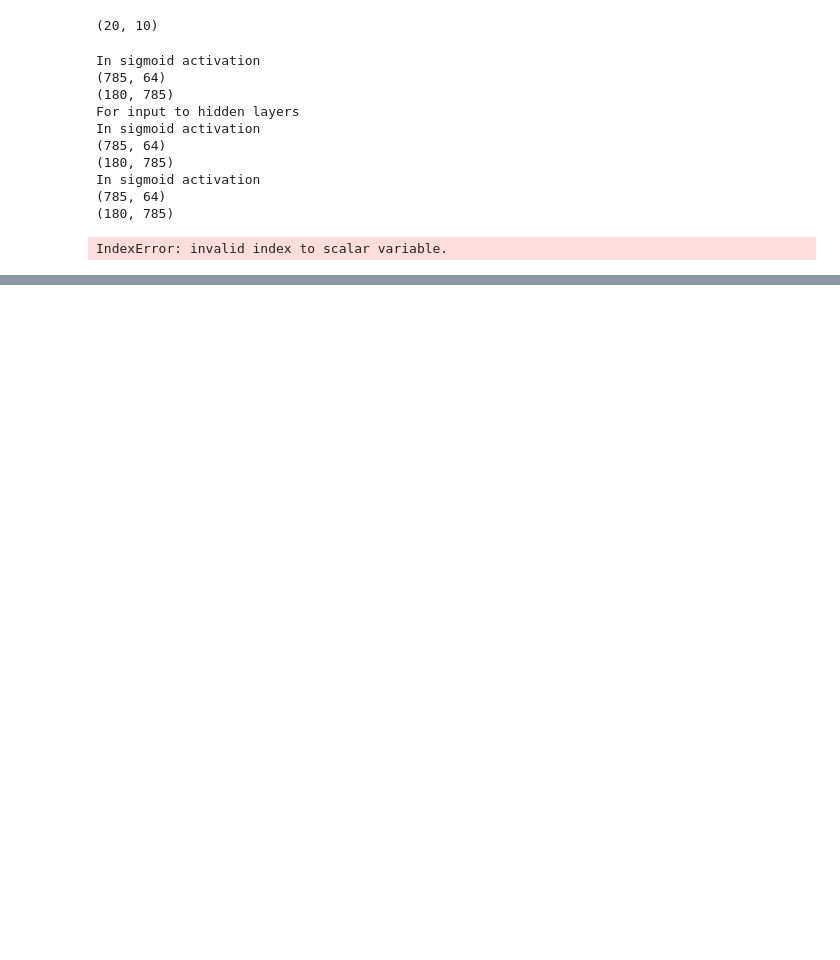
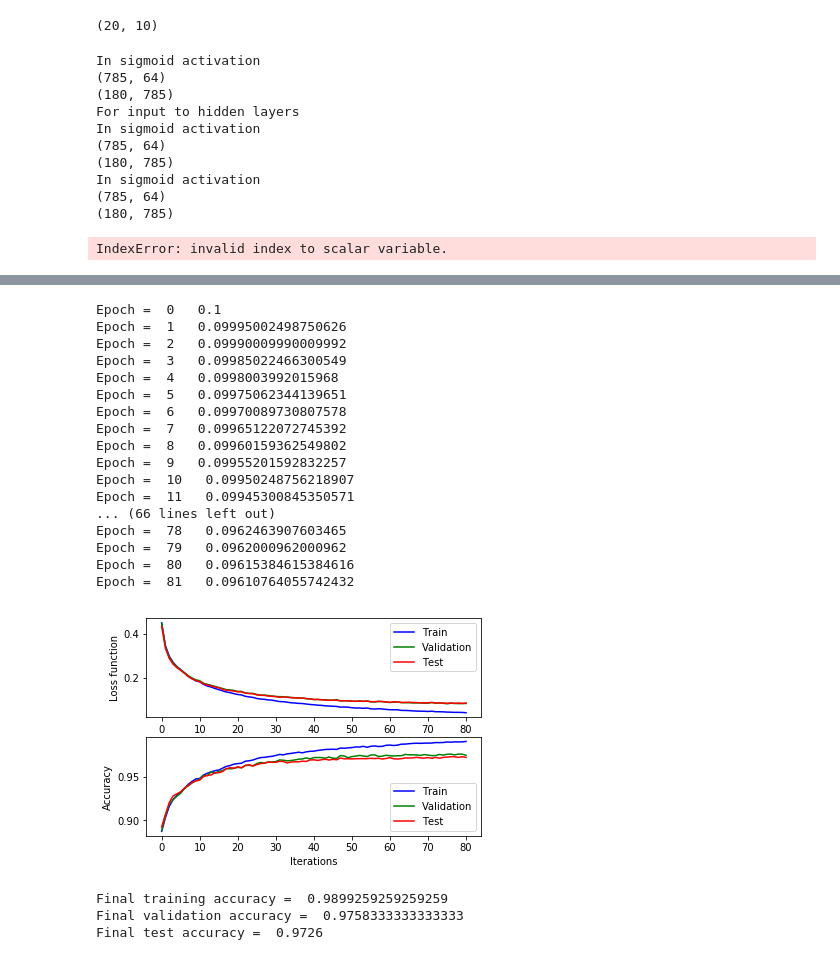
Before and after one commit to divya-pitta/neuralnets253, a Jupyter notebook: HW2_BackPropagation/Backpropagation.ipynb, the cells around one changed output, grey strips where cells are left out. Cells and saved outputs as stored; diff of their text form; code cells hidden in the pictures; blank space fills up the shorter version.

```diff
--- a/HW2_BackPropagation/Backpropagation.ipynb
+++ b/HW2_BackPropagation/Backpropagation.ipynb
@@ -239,0 +525,26 @@ IndexError: invalid index to scalar variable.
+# %%
+# Normal initialization of weights
+
+result = gradientDescent(0.1, True, False, 0.0, False, True)
+# %% [output]
+Epoch =  0   0.1
+Epoch =  1   0.09995002498750626
+Epoch =  2   0.09990009990009992
+Epoch =  3   0.09985022466300549
+Epoch =  4   0.0998003992015968
+Epoch =  5   0.09975062344139651
+Epoch =  6   0.09970089730807578
+Epoch =  7   0.09965122072745392
+Epoch =  8   0.09960159362549802
+Epoch =  9   0.09955201592832257
+Epoch =  10   0.09950248756218907
+Epoch =  11   0.09945300845350571
+... (66 lines left out)
+Epoch =  78   0.0962463907603465
+Epoch =  79   0.0962000962000962
+Epoch =  80   0.09615384615384616
+Epoch =  81   0.09610764055742432
+[figure, added]
+Final training accuracy =  0.9899259259259259
+Final validation accuracy =  0.9758333333333333
+Final test accuracy =  0.9726
```
Also changed, not shown: parts of 13 cells of this notebook.
